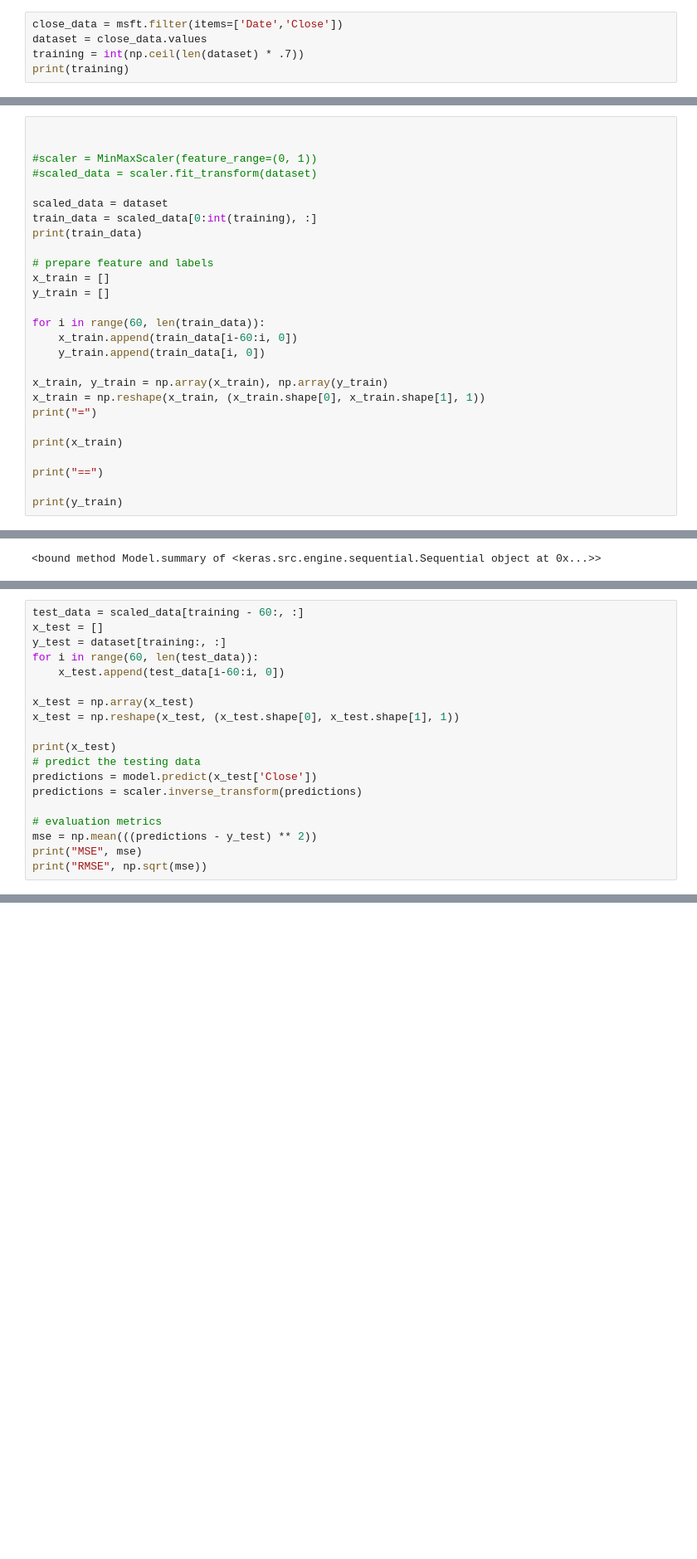
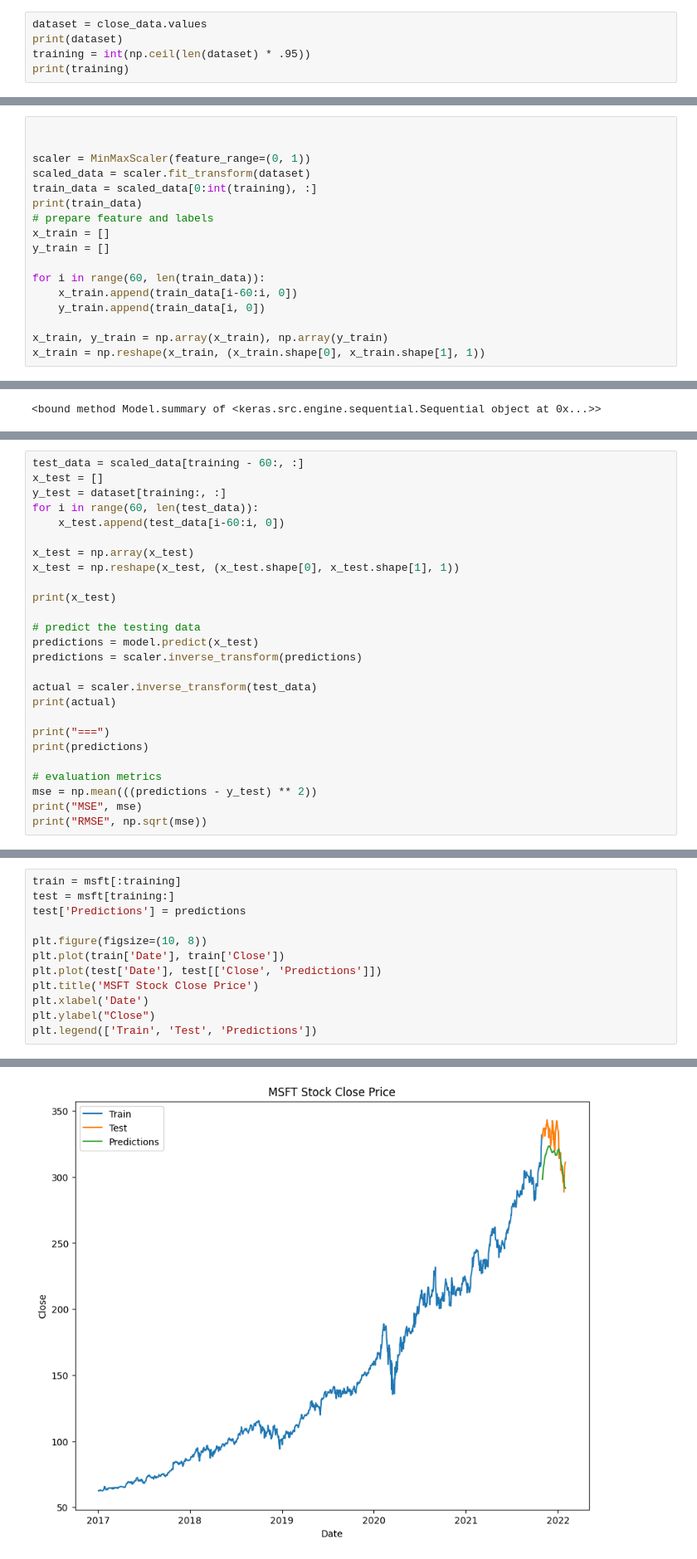
Before and after one commit to solution-pattern-big-data/stockcheck-code, a Jupyter notebook: notebooks/msft-stock-Copy1.ipynb, the cells around one changed output, grey strips where cells are left out. Shown at 83% size. Drawn from its saved outputs; the diff is of its cells as text; blank space fills up the shorter version.

Commit message:
adding model

```diff
--- a/notebooks/msft-stock-Copy1.ipynb
+++ b/notebooks/msft-stock-Copy1.ipynb
@@ -151,6 +142,6 @@ msft.head()
 # %%
-close_data = msft.filter(items=['Date','Close'])
 dataset = close_data.values
-training = int(np.ceil(len(dataset) * .7))
+print(dataset)
+training = int(np.ceil(len(dataset) * .95))
 print(training)
 # %% [output]
@@ -158,13 +156,10 @@ print(training)
 # %%
 
 
-#scaler = MinMaxScaler(feature_range=(0, 1))
-#scaled_data = scaler.fit_transform(dataset)
-
-scaled_data = dataset
+scaler = MinMaxScaler(feature_range=(0, 1))
+scaled_data = scaler.fit_transform(dataset)
 train_data = scaled_data[0:int(training), :]
 print(train_data)
-
 # prepare feature and labels
 x_train = []
 y_train = []
@@ -175,11 +170,4 @@ for i in range(60, len(train_data)):
 
 x_train, y_train = np.array(x_train), np.array(y_train)
 x_train = np.reshape(x_train, (x_train.shape[0], x_train.shape[1], 1))
-print("=")
-
-print(x_train)
-
-print("==")
-
-print(y_train)
 # %% [output]
@@ -250,9 +228,16 @@ x_test = np.array(x_test)
 x_test = np.reshape(x_test, (x_test.shape[0], x_test.shape[1], 1))
 
 print(x_test)
+
 # predict the testing data
-predictions = model.predict(x_test['Close'])
+predictions = model.predict(x_test)
 predictions = scaler.inverse_transform(predictions)
+
+actual = scaler.inverse_transform(test_data)
+print(actual)
+
+print("===")
+print(predictions)
 
 # evaluation metrics
 mse = np.mean(((predictions - y_test) ** 2))
@@ -295,0 +264,13 @@ plt.legend(['Train', 'Test', 'Predictions'])
+# %%
+train = msft[:training]
+test = msft[training:]
+test['Predictions'] = predictions
+
+plt.figure(figsize=(10, 8))
+plt.plot(train['Date'], train['Close'])
+plt.plot(test['Date'], test[['Close', 'Predictions']])
+plt.title('MSFT Stock Close Price')
+plt.xlabel('Date')
+plt.ylabel("Close")
+plt.legend(['Train', 'Test', 'Predictions'])
+# %% [output]
@@ -296 +283,2 @@ plt.legend(['Train', 'Test', 'Predictions'])
+[figure, added]
 # %%
```
Also changed, not shown: parts of 19 cells of this notebook, 5 other files.
